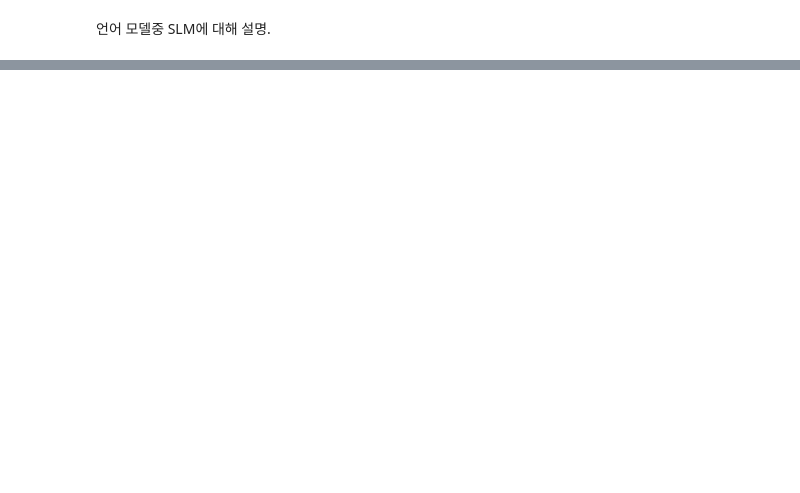
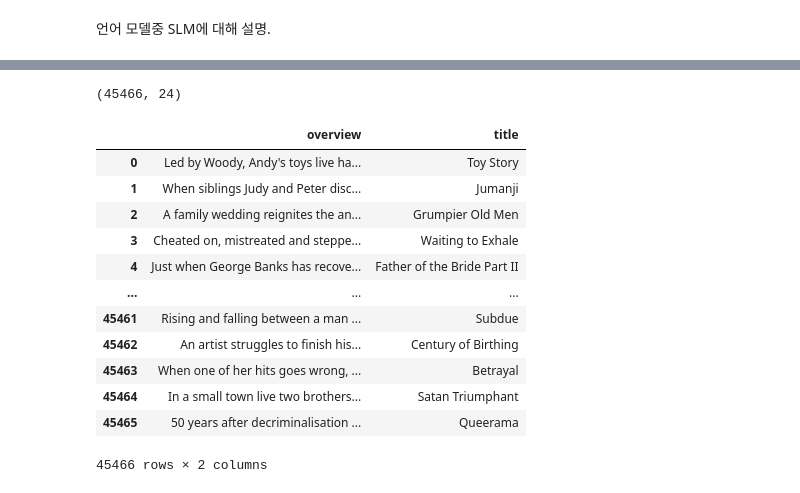
Before and after one commit to SHEWANTSME/album_classification, a Jupyter notebook: NLP_입문_7장까지.ipynb, the cells around one changed output, grey strips where cells are left out. Cells and saved outputs as stored; diff of their text form; code cells hidden in the pictures; blank space fills up the shorter version.

```diff
--- a/NLP_입문_7장까지.ipynb
+++ b/NLP_입문_7장까지.ipynb
@@ -2798,0 +3114,7 @@ print(tokenizer.morphs('에이비식스 이대휘 1월 최애돌 기부 요정')
+# %%
+import pandas as pd
+from sklearn.feature_extraction.text import TfidfVectorizer
+from sklearn.metrics.pairwise import cosine_similarity
+
+data = pd.read_csv('movies_metadata.csv', low_memory=False)
+data.head(2)
@@ -2798,0 +3126,21 @@ print(tokenizer.morphs('에이비식스 이대휘 1월 최애돌 기부 요정')
+# %%
+print(data.shape)
+# col의 갯수가 24개 row가 45466개
+# 어차피 title과 overview만 필요하기 때문에
+#print(data.loc[:,'overview'])
+data[['overview','title']]
+# %% [output]
+(45466, 24)
+|  | overview | title |
+| 0 | Led by Woody, Andy's toys live ha... | Toy Story |
+| 1 | When siblings Judy and Peter disc... | Jumanji |
+| 2 | A family wedding reignites the an... | Grumpier Old Men |
+| 3 | Cheated on, mistreated and steppe... | Waiting to Exhale |
+| 4 | Just when George Banks has recove... | Father of the Bride Part II |
+| ... | ... | ... |
+| 45461 | Rising and falling between a man ... | Subdue |
+| 45462 | An artist struggles to finish his... | Century of Birthing |
+| 45463 | When one of her hits goes wrong, ... | Betrayal |
+| 45464 | In a small town live two brothers... | Satan Triumphant |
+| 45465 | 50 years after decriminalisation ... | Queerama |
+45466 rows × 2 columns
```
Also changed, not shown: parts of 37 cells of this notebook.
